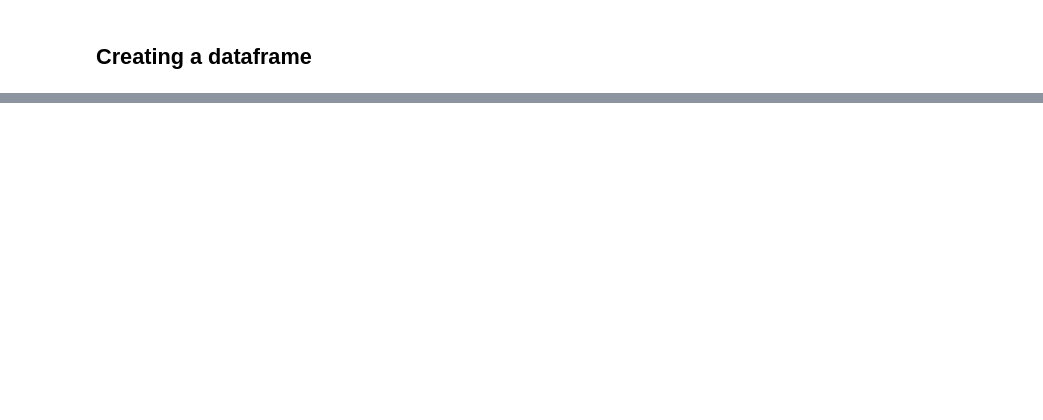
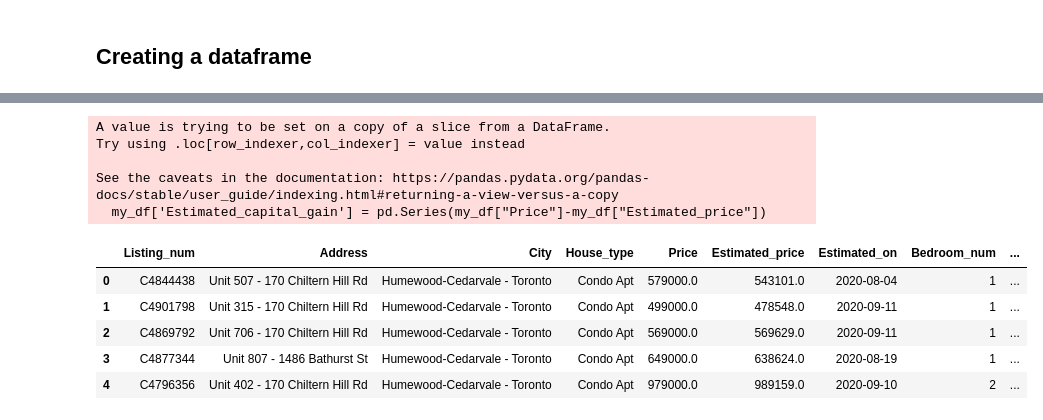
Before and after one commit to ffalohy/Toronto_listings_Part-I-Webscraping, a Jupyter notebook: Web_Scraping_assignment1.ipynb, the cells around one changed output, grey strips where cells are left out. Cells and saved outputs as stored; diff of their text form; code cells hidden in the pictures; blank space fills up the shorter version.

```diff
--- a/Web_Scraping_assignment1.ipynb
+++ b/Web_Scraping_assignment1.ipynb
@@ -398,0 +528,7 @@ df2.to_csv('2020_HouseSigma_listing_details_2.csv', index = False)
+# %%
+for i in range(len(my_df)):
+#     print(i)
+    try:
+        my_df.loc[i, 'Listed_on'] = pd.to_datetime(my_df.loc[i, 'Listed_on'], format = '%Y-%m-%d').date()
+    except:
+        pass
@@ -398,0 +555,12 @@ df2.to_csv('2020_HouseSigma_listing_details_2.csv', index = False)
+# %%
+# # Determine days on market
+today = datetime.date.today()
+days_on_market = []
+
+for i in range(len(my_df)):
+#     print(i)
+    try:
+        num_days= today-my_df["Listed_on"][i]
+        days_on_market.append(num_days)
+    except:
+        days_on_market.append(np.nan) #parse NaN if blank
@@ -398,0 +571,2 @@ df2.to_csv('2020_HouseSigma_listing_details_2.csv', index = False)
+# %%
+my_df['Days_on_market'] = pd.Series(days_on_market, index = my_df.index)
@@ -398,0 +593,19 @@ df2.to_csv('2020_HouseSigma_listing_details_2.csv', index = False)
+# %%
+# Determine capital gain
+my_df['Estimated_capital_gain'] = pd.Series(my_df["Price"]-my_df["Estimated_price"])
+# %% [output]
+A value is trying to be set on a copy of a slice from a DataFrame.
+Try using .loc[row_indexer,col_indexer] = value instead
+
+See the caveats in the documentation: https://pandas.pydata.org/pandas-docs/stable/user_guide/indexing.html#returning-a-view-versus-a-copy
+  my_df['Estimated_capital_gain'] = pd.Series(my_df["Price"]-my_df["Estimated_price"])
+# %%
+pd.set_option('display.max_columns', None)
+my_df.head()
+# %% [output]
+|  | Listing_num | Address | City | House_type | Price | Estimated_price | Estimated_on | Bedroom_num | ... |
+| 0 | C4844438 | Unit 507 - 170 Chiltern Hill Rd | Humewood-Cedarvale - Toronto | Condo Apt | 579000.0 | 543101.0 | 2020-08-04 | 1 | ... |
+| 1 | C4901798 | Unit 315 - 170 Chiltern Hill Rd | Humewood-Cedarvale - Toronto | Condo Apt | 499000.0 | 478548.0 | 2020-09-11 | 1 | ... |
+| 2 | C4869792 | Unit 706 - 170 Chiltern Hill Rd | Humewood-Cedarvale - Toronto | Condo Apt | 569000.0 | 569629.0 | 2020-09-11 | 1 | ... |
+| 3 | C4877344 | Unit 807 - 1486 Bathurst St | Humewood-Cedarvale - Toronto | Condo Apt | 649000.0 | 638624.0 | 2020-08-19 | 1 | ... |
+| 4 | C4796356 | Unit 402 - 170 Chiltern Hill Rd | Humewood-Cedarvale - Toronto | Condo Apt | 979000.0 | 989159.0 | 2020-09-10 | 2 | ... |
```
Also changed, not shown: parts of 35 cells of this notebook, 5 other files.
